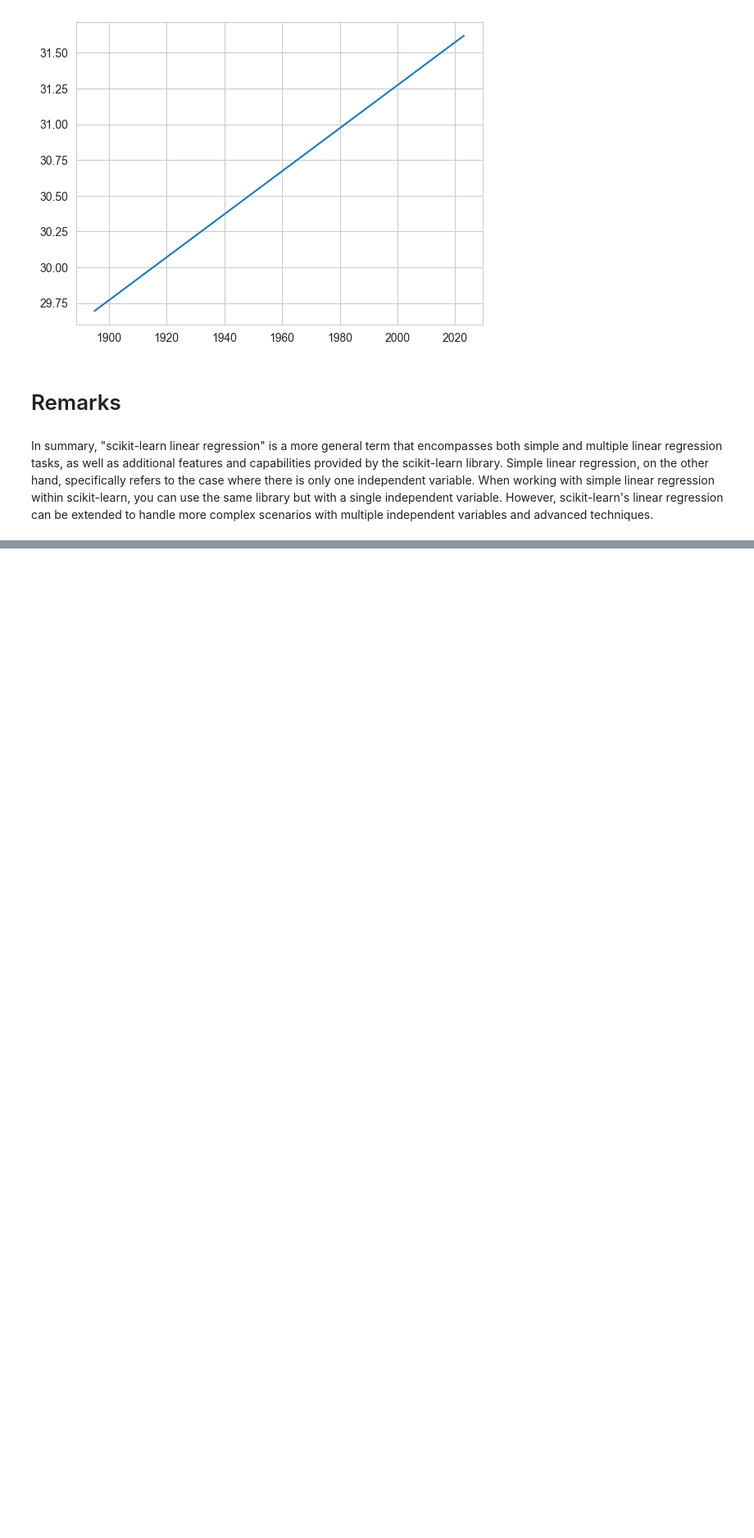
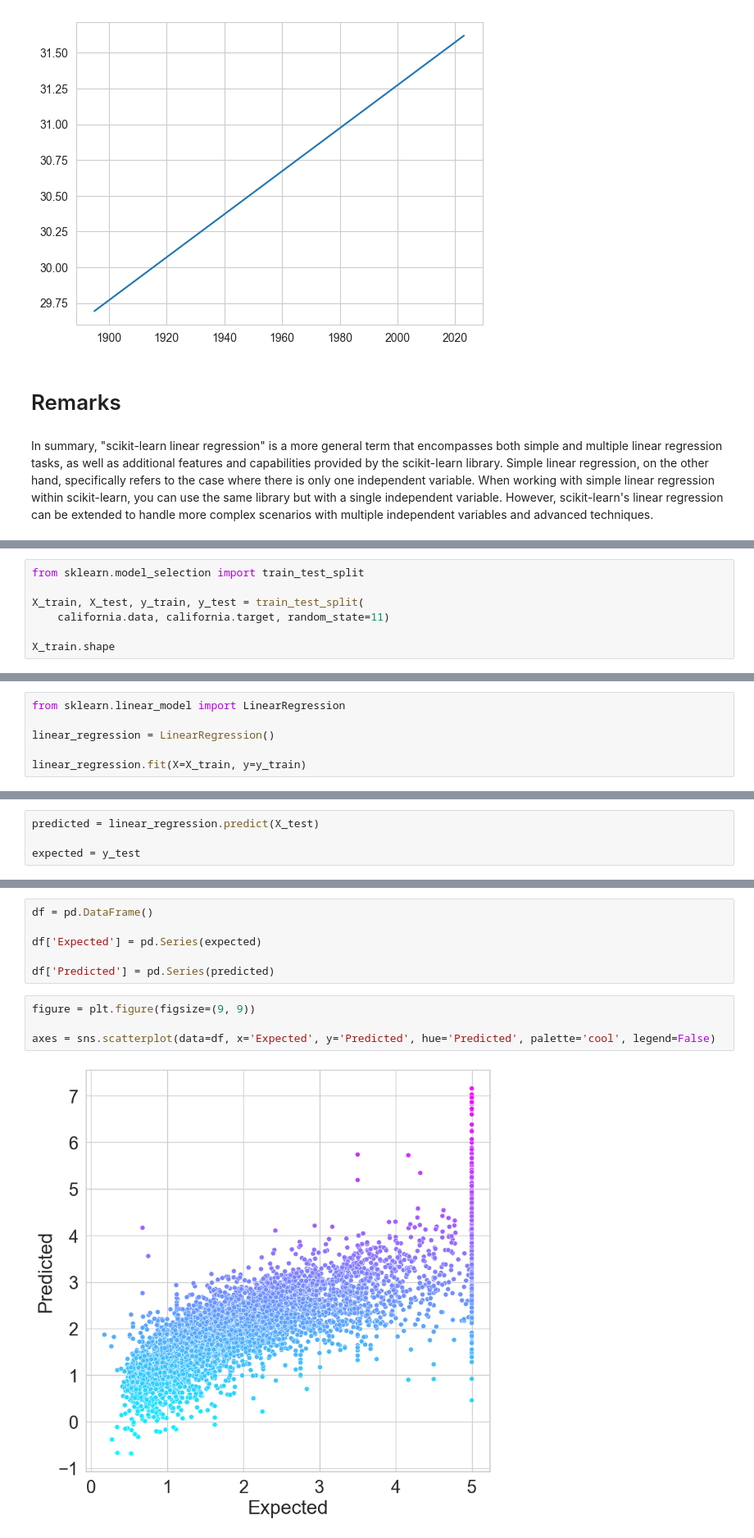
Before and after one commit to hpotluri/datafun-07-ml-predictive, a Jupyter notebook: ml_using_python.ipynb, the cells around one changed output, grey strips where cells are left out. Shown at 82% size. Saved outputs shown, nothing was run; the diff lists cells and outputs as text; blank space fills up the shorter version.

```diff
--- a/ml_using_python.ipynb
+++ b/ml_using_python.ipynb
@@ -227,0 +339,7 @@ In summary, "scikit-learn linear regression" is a more general term that encompa
+# %%
+from sklearn.model_selection import train_test_split
+
+X_train, X_test, y_train, y_test = train_test_split(
+    california.data, california.target, random_state=11)
+
+X_train.shape
@@ -227,0 +354,6 @@ In summary, "scikit-learn linear regression" is a more general term that encompa
+# %%
+from sklearn.linear_model import LinearRegression
+
+linear_regression = LinearRegression()
+
+linear_regression.fit(X=X_train, y=y_train)
@@ -227,0 +380,4 @@ In summary, "scikit-learn linear regression" is a more general term that encompa
+# %%
+predicted = linear_regression.predict(X_test)
+
+expected = y_test
@@ -227,0 +394,12 @@ In summary, "scikit-learn linear regression" is a more general term that encompa
+# %%
+df = pd.DataFrame()
+
+df['Expected'] = pd.Series(expected)
+
+df['Predicted'] = pd.Series(predicted)
+# %%
+figure = plt.figure(figsize=(9, 9))
+
+axes = sns.scatterplot(data=df, x='Expected', y='Predicted', hue='Predicted', palette='cool', legend=False)
+# %% [output]
+[figure, added]
```
Also changed, not shown: parts of 40 cells of this notebook.
